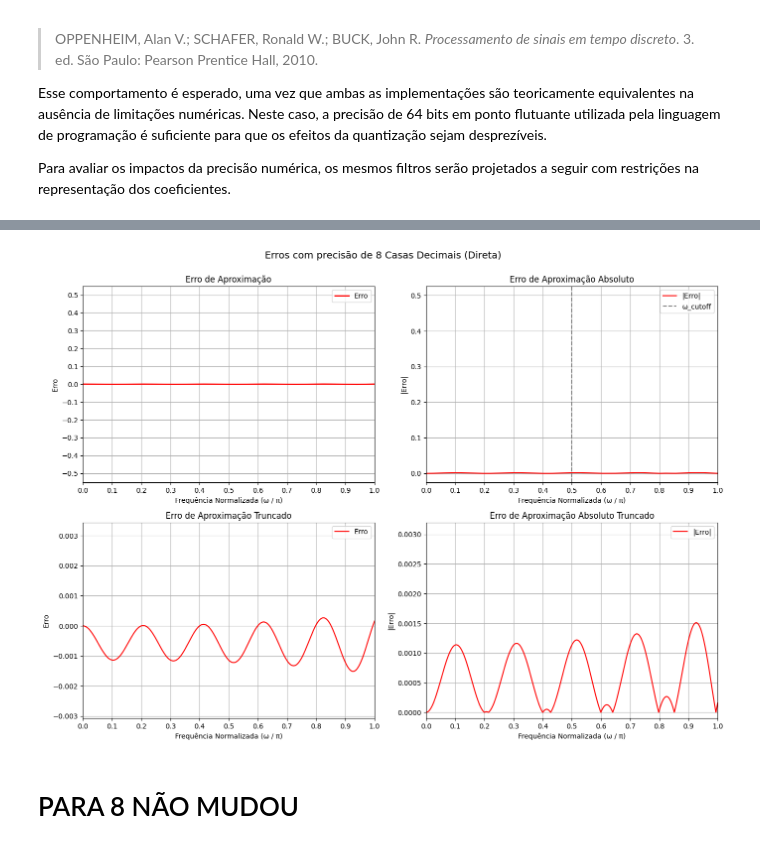
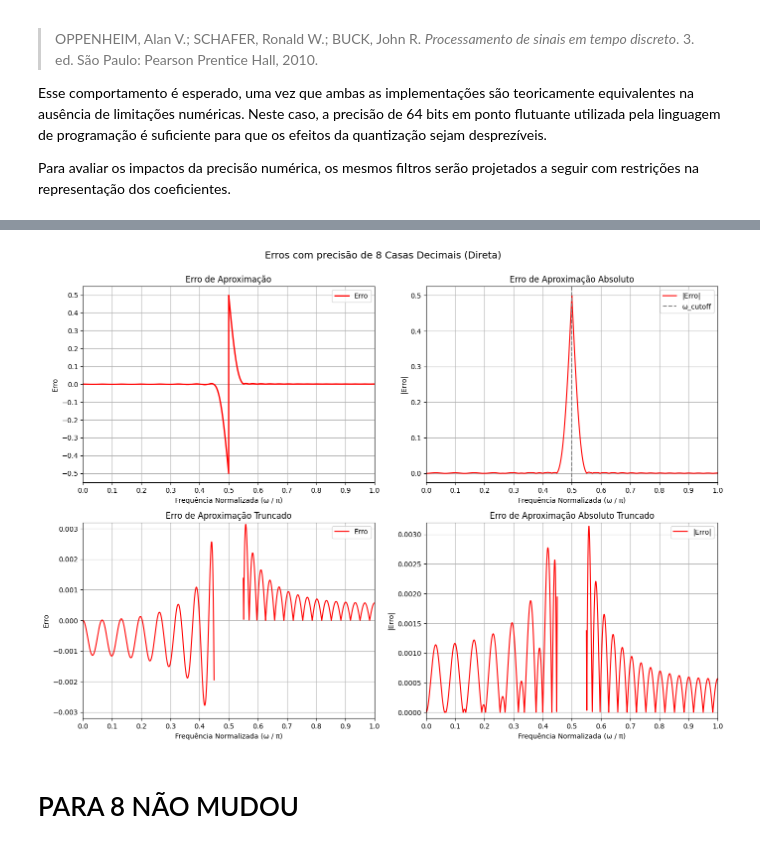
Before and after one commit to miguelmota2301/Butterworth-Bilinear-Filter, a Jupyter notebook: AVA_PDS_RodrigoFreitas_MiguelFeliciano.ipynb, the cells around one changed output, grey strips where cells are left out. Saved outputs shown, nothing was run; the diff lists cells and outputs as text; code cells hidden in the pictures.

```diff
--- a/AVA_PDS_RodrigoFreitas_MiguelFeliciano.ipynb
+++ b/AVA_PDS_RodrigoFreitas_MiguelFeliciano.ipynb
@@ -104,5 +104,5 @@ Para este projeto, a ordem escolhida do filtro será PAR, para que o filtro proj
 3 - Cutoff precisa ser normalizado
 4 - Por padrão a biblioteca scipy implementa o filtro na forma direta
 '''
-fir_direct = firwin(numtaps=M+1, cutoff=w_cutoff / pi, window=("kaiser", beta), pass_zero="lowpass")
+fir_direct = firwin(numtaps=M+1, cutoff=w_cutoff / np.pi, window=("kaiser", beta), pass_zero="lowpass")
 # %%
@@ -121,12 +121,8 @@ plt.show()
 Como esperado do filtro passa-baixas (tipo I) projetado, a resposta ao impulso do filtro projetado se aproxima de uma função sinc, com comprimento $M + 1$, com simetria par e centrada em $M/2$
 # %%
 omega_direct, response_direct = freqz(fir_direct, worN=10192)       # Calcula resposta do filtro na forma direta
-omega_direct_norm = omega_direct / pi                               # Normaliza a frequência para o intervalo [0, 1]
-fir_direct_mag = abs(response_direct)                               # |H(e^jw)|
-response_direct_dB = 20 * log10(abs(response_direct))               # Resposta em dB
-phase_direct = unwrap(angle(response_direct))                       # Fase unwraped
-group_delay_direct = -gradient(phase_direct, omega_direct)          # Atraso de grupo
+omega_direct_norm = omega_direct / np.pi                            # Normaliza a frequência para o intervalo [0, 1]
 # %%
 # Cria um filtro passa-baixas ideal para comparação e cálculo de erro
-lpf_ideal = where(omega_direct_norm <= w_cutoff / pi, 1.0, 0.0)
+lpf_ideal = np.where(omega_direct_norm <= w_cutoff / np.pi, 1.0, 0.0)
 # %%
@@ -404,10 +410,10 @@ Esse comportamento é esperado, uma vez que ambas as implementações são teori
 
 Para avaliar os impactos da precisão numérica, os mesmos filtros serão projetados a seguir com restrições na representação dos coeficientes.
 # %%
-fir_direct_8dec = round(fir_direct, 8)
+fir_direct_8dec = np.round(fir_direct, 8)
 
 omega_direct_8dec, response_direct_8dec = freqz(fir_direct_8dec, worN=10192) # Calcula resposta do filtro na forma direta
-omega_direct_norm_8dec = omega_direct_8dec / pi                        # Normaliza a frequência para o intervalo [0, 1]
-fir_direct_mag_8dec = abs(response_direct_8dec)                        # |H(e^jw)|
-response_direct_dB_8dec = 20 * log10(abs(response_direct_8dec))        # Resposta em dB
-phase_direct_8dec = unwrap(angle(response_direct_8dec))                # Fase desembrulhada
+omega_direct_norm_8dec = omega_direct_8dec / np.pi                           # Normaliza a frequência para o intervalo [0, 1]
+fir_direct_mag_8dec = abs(response_direct_8dec)                              # |H(e^jw)|
+response_direct_dB_8dec = 20 * np.log10(abs(response_direct_8dec))           # Resposta em dB
+phase_direct_8dec = np.unwrap(np.angle(response_direct_8dec))                # Fase desembrulhada
@@ -470,62 +474,62 @@ erro_8dec = fir_direct_mag_8dec - lpf_ideal
 erro_abs_8dec = abs(fir_direct_mag_8dec - lpf_ideal)
 
 # Arrays de bools para truncar a resposta na faixa de transição
-truncate_pass_8dec = omega_direct_8dec <= w_pass / pi
-truncate_stop_8dec = omega_direct_8dec >= w_stop / pi
+truncate_pass_8dec = omega_direct_norm_8dec <= w_pass / np.pi
+truncate_stop_8dec = omega_direct_norm_8dec >= w_stop / np.pi
 
 fig, axes = plt.subplots(2, 2, figsize=(14, 10))
 axes = axes.flatten()
 
 # Gráfico 1: Erro de aproximação
-axes[0].plot(omega_direct_8dec, erro_8dec, color='red', linewidth=2, label='Erro')
+axes[0].plot(omega_direct_norm_8dec, erro_8dec, color='red', linewidth=2, label='Erro')
 axes[0].set_title('Erro de Aproximação')
 axes[0].set_xlabel('Frequência Normalizada (ω / π)')
 axes[0].set_ylabel('Erro')
-axes[0].set_xticks(arange(0, 1.1, 0.1))
-axes[0].set_yticks(arange(-0.5, 0.6, 0.1))
-axes[0].set_xlim(0, 1.0)
+axes[0].set_xticks(np.arange(0, 1.1, 0.1))
+axes[0].set_yticks(np.arange(-0.5, 0.6, 0.1))
+axes[0].set_xlim(0, 1)
 axes[0].grid(True)
 axes[0].legend()
 
 # Gráfico 2: Erro absoluto de aproximação
-axes[1].plot(omega_direct_8dec, erro_abs_8dec, color='red', linewidth=1.5, label='|Erro|')
-axes[1].axvline(w_cutoff / pi, color='grey', linestyle='--', label='ω_cutoff')
+axes[1].plot(omega_direct_norm_8dec, erro_abs_8dec, color='red', linewidth=1.5, label='|Erro|')
+axes[1].axvline(w_cutoff / np.pi, color='grey', linestyle='--', label='ω_cutoff')
 axes[1].set_title('Erro de Aproximação Absoluto')
 axes[1].set_xlabel('Frequência Normalizada (ω / π)')
 axes[1].set_ylabel('|Erro|')
-axes[1].set_xticks(arange(0, 1.1, 0.1))
-axes[1].set_xlim(0, 1.0)
+axes[1].set_xticks(np.arange(0, 1.1, 0.1))
+axes[1].set_xlim(0, 1)
 axes[1].grid(True)
 axes[1].legend()
 
 # Gráfico 3: Erro de aproximação sem o pico para melhor visualização
-axes[2].plot(omega_direct_8dec[truncate_pass], erro_8dec[truncate_pass], color='red', linewidth=1.5, label='Erro')
-axes[2].plot(omega_direct_8dec[truncate_stop], erro_8dec[truncate_stop], color='red', linewidth=1.5)
+axes[2].plot(omega_direct_norm_8dec[truncate_pass_8dec], erro_8dec[truncate_pass_8dec], color='red', linewidth=1.5, label='Erro')
+axes[2].plot(omega_direct_norm_8dec[truncate_stop_8dec], erro_8dec[truncate_stop_8dec], color='red', linewidth=1.5)
 axes[2].set_title('Erro de Aproximação Truncado')
 axes[2].set_xlabel('Frequência Normalizada (ω / π)')
 axes[2].set_ylabel('Erro')
-axes[2].set_xlim(0, 1.0)
-axes[3].set_ylim(-0.0032, 0.0032)
-axes[2].set_xticks(arange(0, 1.1, 0.1))
+axes[2].set_xticks(np.arange(0, 1.1, 0.1))
+axes[2].set_xlim(0, 1)
+axes[2].set_ylim(-0.0032, 0.0032)
 axes[2].grid(True)
 axes[2].legend()
 
 # Gráfico 4:  Erro de aproximação absoluto sem o pico para melhor visualização
-axes[3].plot(omega_direct_8dec[truncate_pass], erro_abs_8dec[truncate_pass], color='red', linewidth=1.5, label='|Erro|')
-axes[3].plot(omega_direct_8dec[truncate_stop], erro_abs_8dec[truncate_stop], color='red', linewidth=1.5)
+axes[3].plot(omega_direct_norm_8dec[truncate_pass_8dec], erro_abs_8dec[truncate_pass_8dec], color='red', linewidth=1.5, label='|Erro|')
+axes[3].plot(omega_direct_norm_8dec[truncate_stop_8dec], erro_abs_8dec[truncate_stop_8dec], color='red', linewidth=1.5)
 axes[3].set_title('Erro de Aproximação Absoluto Truncado')
 axes[3].set_xlabel('Frequência Normalizada (ω / π)')
 axes[3].set_ylabel('|Erro|')
-axes[3].set_xlim(0, 1.0)
+axes[3].set_xlim(0, 1)
 axes[3].set_ylim(-0.0001, 0.0032)
-axes[3].set_xticks(arange(0, 1.1, 0.1))
+axes[3].set_xticks(np.arange(0, 1.1, 0.1))
 axes[3].grid(True)
 axes[3].legend()
 
 plt.suptitle('Erros com precisão de 8 Casas Decimais (Direta)', fontsize=14, y=1.0001)
 plt.tight_layout()
 plt.show()
 # %% [output]
-[figure, old version]
+[figure, new version]
 # %% [markdown]
 # PARA 8 NÃO MUDOU
```
Also changed, not shown: parts of 18 cells of this notebook.
